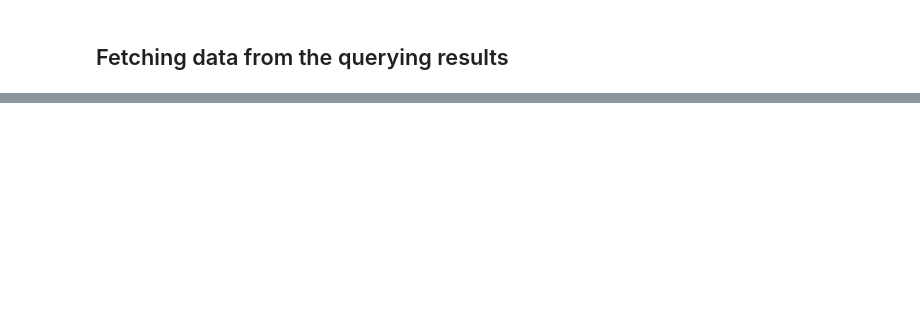
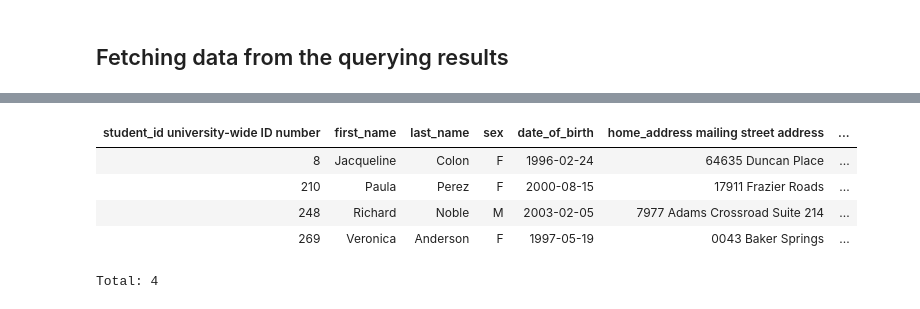
Before and after one commit to dimitri-yatsenko/db-programming-with-datajoint, a Jupyter notebook: notebooks/Getting Started with DataJoint.ipynb, the cells around one changed output, grey strips where cells are left out. Drawn from its saved outputs; the diff is of its cells as text; code cells hidden in the pictures; blank space fills up the shorter version.

```diff
--- a/notebooks/Getting Started with DataJoint.ipynb
+++ b/notebooks/Getting Started with DataJoint.ipynb
@@ -220,0 +286,9 @@ utah_genz
+# %%
+utah_genz
+# %% [output]
+| student_id university-wide ID number | first_name | last_name | sex | date_of_birth | home_address mailing street address | ... |
+| 8 | Jacqueline | Colon | F | 1996-02-24 | 64635 Duncan Place | ... |
+| 210 | Paula | Perez | F | 2000-08-15 | 17911 Frazier Roads | ... |
+| 248 | Richard | Noble | M | 2003-02-05 | 7977 Adams Crossroad Suite 214 | ... |
+| 269 | Veronica | Anderson | F | 1997-05-19 | 0043 Baker Springs | ... |
+Total: 4
```
Also changed, not shown: parts of 14 cells of this notebook, 2 other files.
